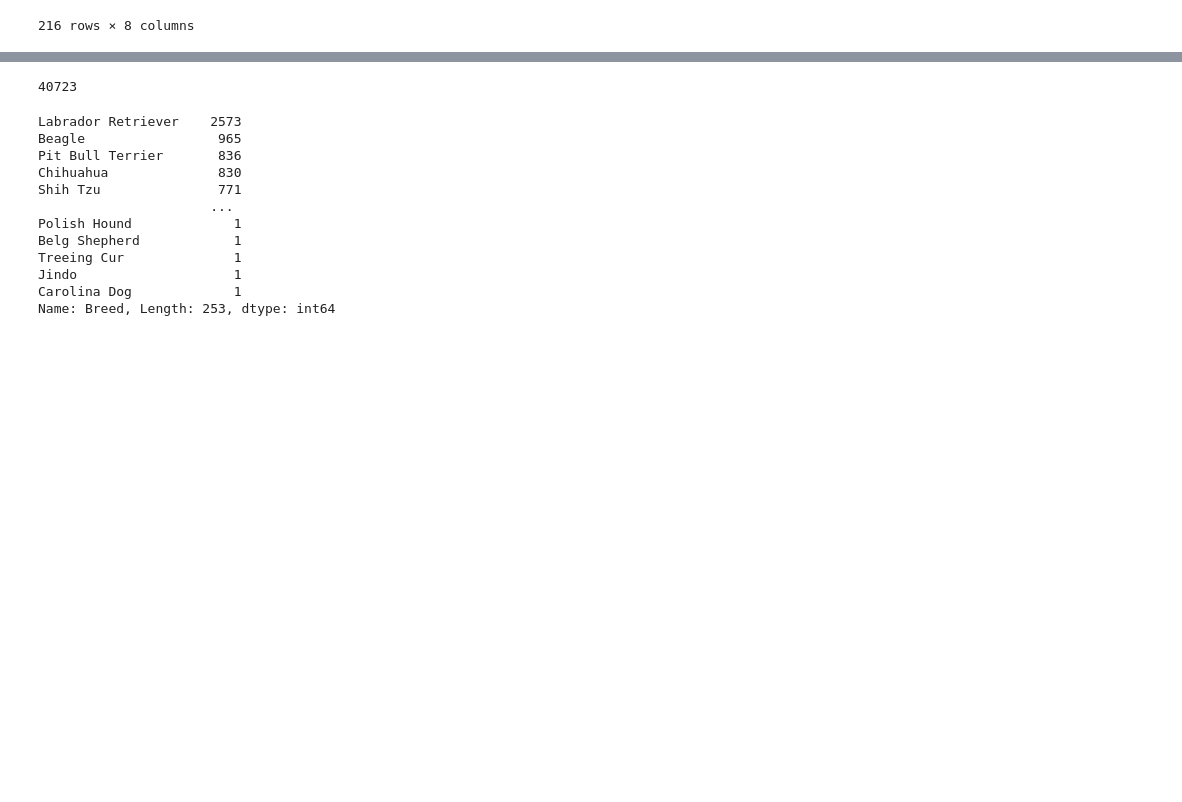
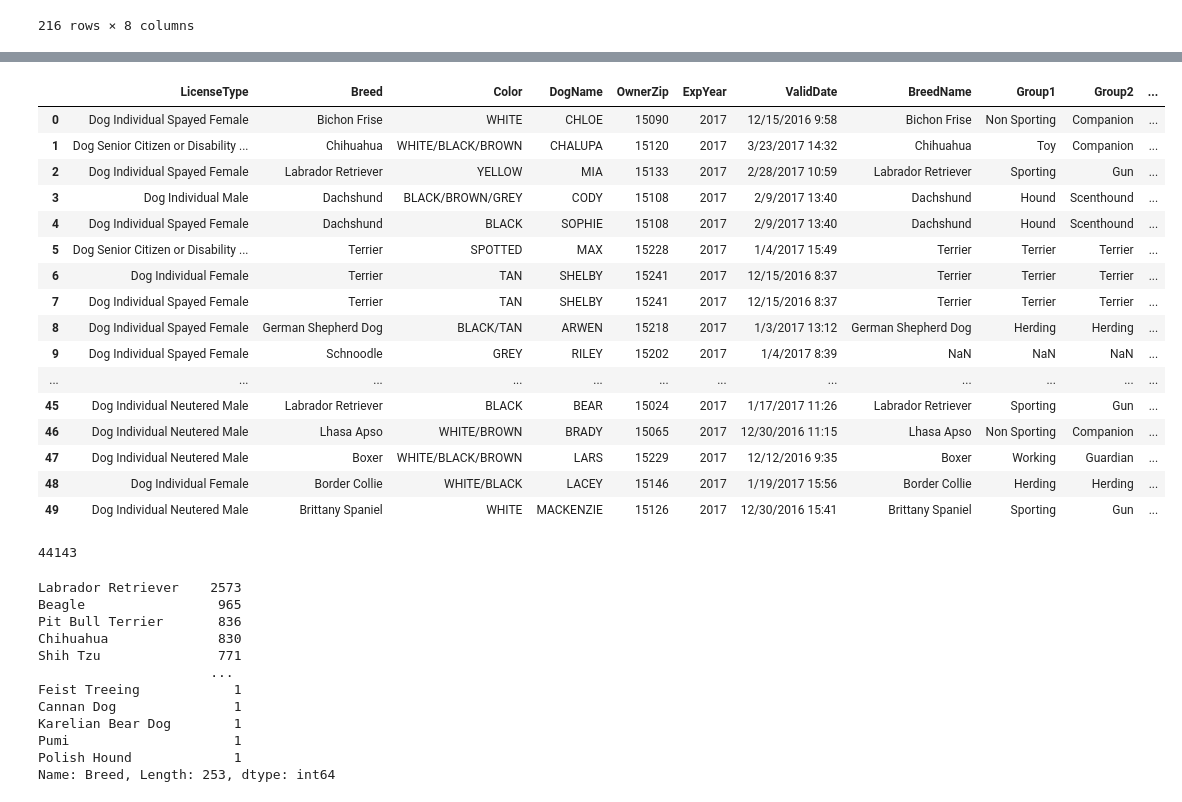
Before and after one commit to anikraze/no_dog_etl, a Jupyter notebook: Untitled.ipynb, the cells around one changed output, grey strips where cells are left out. Saved outputs shown, nothing was run; the diff lists cells and outputs as text; code cells hidden in the pictures; blank space fills up the shorter version.

```diff
--- a/Untitled.ipynb
+++ b/Untitled.ipynb
@@ -574,0 +229,3 @@ merged_nyc.head(200)
+# %%
+nyc_df=pd.read_csv("./NYC_clean.csv")
+nyc_df
@@ -575,7 +291,28 @@ merged_nyc.head(200)
+# %%
+merged_nyc = nyc_df.merge(df, how="left", left_on="Breed", right_on="BreedName")
+merged_nyc.head(50)
+# %% [output]
+|  | LicenseType | Breed | Color | DogName | OwnerZip | ExpYear | ValidDate | BreedName | Group1 | Group2 | ... |
+| 0 | Dog Individual Spayed Female | Bichon Frise | WHITE | CHLOE | 15090 | 2017 | 12/15/2016 9:58 | Bichon Frise | Non Sporting | Companion | ... |
+| 1 | Dog Senior Citizen or Disability ... | Chihuahua | WHITE/BLACK/BROWN | CHALUPA | 15120 | 2017 | 3/23/2017 14:32 | Chihuahua | Toy | Companion | ... |
+| 2 | Dog Individual Spayed Female | Labrador Retriever | YELLOW | MIA | 15133 | 2017 | 2/28/2017 10:59 | Labrador Retriever | Sporting | Gun | ... |
+| 3 | Dog Individual Male | Dachshund | BLACK/BROWN/GREY | CODY | 15108 | 2017 | 2/9/2017 13:40 | Dachshund | Hound | Scenthound | ... |
+| 4 | Dog Individual Spayed Female | Dachshund | BLACK | SOPHIE | 15108 | 2017 | 2/9/2017 13:40 | Dachshund | Hound | Scenthound | ... |
+| 5 | Dog Senior Citizen or Disability ... | Terrier | SPOTTED | MAX | 15228 | 2017 | 1/4/2017 15:49 | Terrier | Terrier | Terrier | ... |
+| 6 | Dog Individual Female | Terrier | TAN | SHELBY | 15241 | 2017 | 12/15/2016 8:37 | Terrier | Terrier | Terrier | ... |
+| 7 | Dog Individual Spayed Female | Terrier | TAN | SHELBY | 15241 | 2017 | 12/15/2016 8:37 | Terrier | Terrier | Terrier | ... |
+| 8 | Dog Individual Spayed Female | German Shepherd Dog | BLACK/TAN | ARWEN | 15218 | 2017 | 1/3/2017 13:12 | German Shepherd Dog | Herding | Herding | ... |
+| 9 | Dog Individual Spayed Female | Schnoodle | GREY | RILEY | 15202 | 2017 | 1/4/2017 8:39 | NaN | NaN | NaN | ... |
+| ... | ... | ... | ... | ... | ... | ... | ... | ... | ... | ... | ... |
+| 45 | Dog Individual Neutered Male | Labrador Retriever | BLACK | BEAR | 15024 | 2017 | 1/17/2017 11:26 | Labrador Retriever | Sporting | Gun | ... |
+| 46 | Dog Individual Neutered Male | Lhasa Apso | WHITE/BROWN | BRADY | 15065 | 2017 | 12/30/2016 11:15 | Lhasa Apso | Non Sporting | Companion | ... |
+| 47 | Dog Individual Neutered Male | Boxer | WHITE/BLACK/BROWN | LARS | 15229 | 2017 | 12/12/2016 9:35 | Boxer | Working | Guardian | ... |
+| 48 | Dog Individual Female | Border Collie | WHITE/BLACK | LACEY | 15146 | 2017 | 1/19/2017 15:56 | Border Collie | Herding | Herding | ... |
+| 49 | Dog Individual Neutered Male | Brittany Spaniel | WHITE | MACKENZIE | 15126 | 2017 | 12/30/2016 15:41 | Brittany Spaniel | Sporting | Gun | ... |
 # %%
 merged_nyc.isna().sum().sum()
 # %% [output]
-40723
+44143
 # %%
 merged_nyc["Breed"].value_counts()
 # %% [output]
@@ -585,10 +322,10 @@ Pit Bull Terrier       836
 Chihuahua              830
 Shih Tzu               771
                       ...
+Feist Treeing            1
+Cannan Dog               1
+Karelian Bear Dog        1
+Pumi                     1
 Polish Hound             1
-Belg Shepherd            1
-Treeing Cur              1
-Jindo                    1
-Carolina Dog             1
 Name: Breed, Length: 253, dtype: int64
 # %%
```
Also changed, not shown: parts of 75 cells of this notebook.
